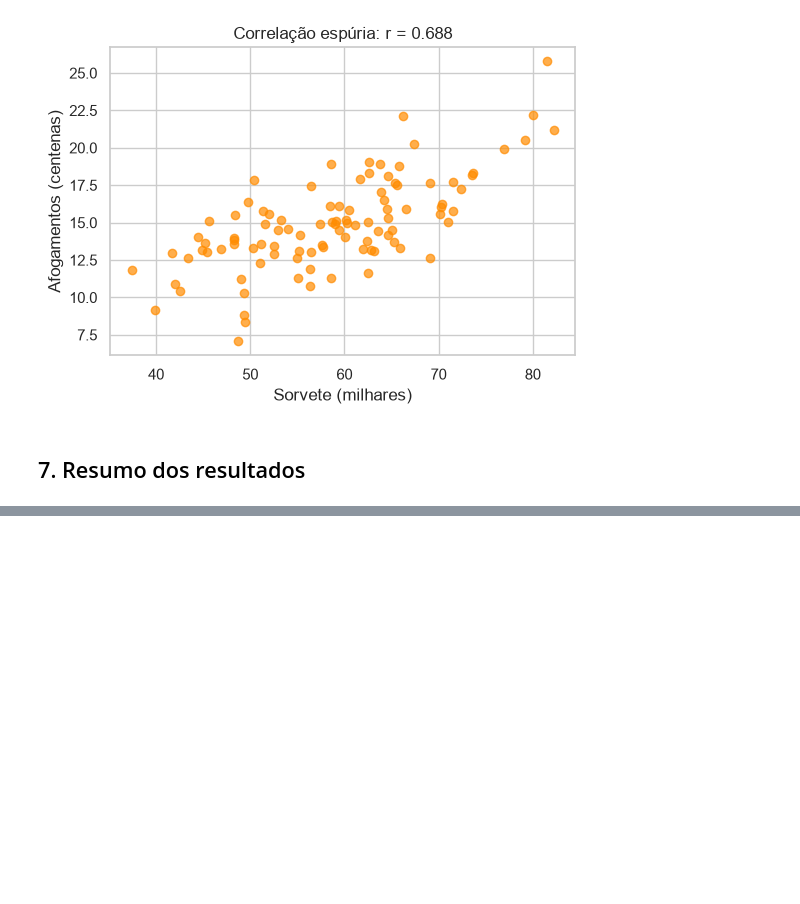
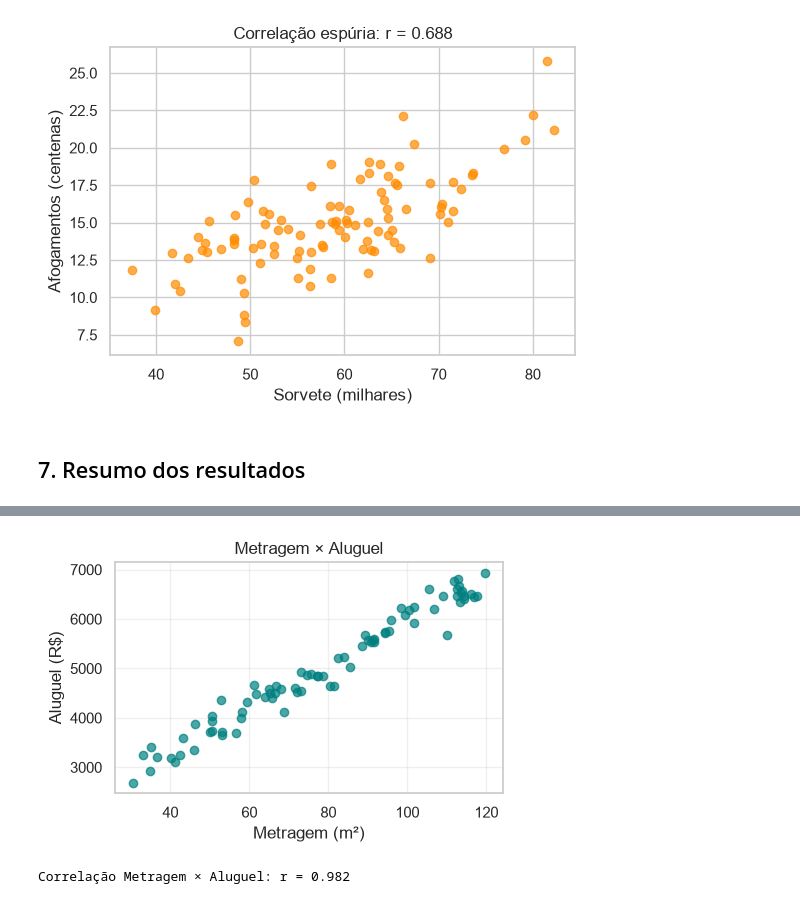
Before and after one commit to lgmaciel/stt2026, a Jupyter notebook: stt-correlacao-python.ipynb, the cells around one changed output, grey strips where cells are left out. Cells and saved outputs as stored; diff of their text form; code cells hidden in the pictures; blank space fills up the shorter version.

Commit message:
adicionados exercícios de covariância e correlação

```diff
--- a/stt-correlacao-python.ipynb
+++ b/stt-correlacao-python.ipynb
@@ -308,0 +315,17 @@ Não-linear (parábola)  6.024557e-17
+# %%
+# Simulação: metragem (m²) e aluguel (R$) de 80 imóveis
+np.random.seed(50)
+n = 80
+
+# Metragem entre 30 e 120 m²
+metragem = np.random.uniform(30, 120, n)
+
+# Aluguel correlacionado com metragem: R$ 1500 base + R$ 45 por m² + ruído
+aluguel = 1500 + 45 * metragem + np.random.normal(0, 200, n)
+
+imoveis = pd.DataFrame({
+    'Metragem (m²)': metragem,
+    'Aluguel (R$)': aluguel
+})
+
+imoveis.head(10)
@@ -308,0 +344,16 @@ Não-linear (parábola)  6.024557e-17
+# %%
+# Gráfico de dispersão
+plt.figure(figsize=(5, 3))
+plt.scatter(imoveis['Metragem (m²)'], imoveis['Aluguel (R$)'], alpha=0.7, color='teal')
+plt.xlabel('Metragem (m²)')
+plt.ylabel('Aluguel (R$)')
+plt.title('Metragem × Aluguel')
+plt.grid(True, alpha=0.3)
+plt.show()
+
+# Correlação
+r_metragem_aluguel = imoveis['Metragem (m²)'].corr(imoveis['Aluguel (R$)'])
+print(f'Correlação Metragem × Aluguel: r = {r_metragem_aluguel:.3f}')
+# %% [output]
+[figure, added]
+Correlação Metragem × Aluguel: r = 0.982
```
Also changed, not shown: parts of 8 cells of this notebook.
